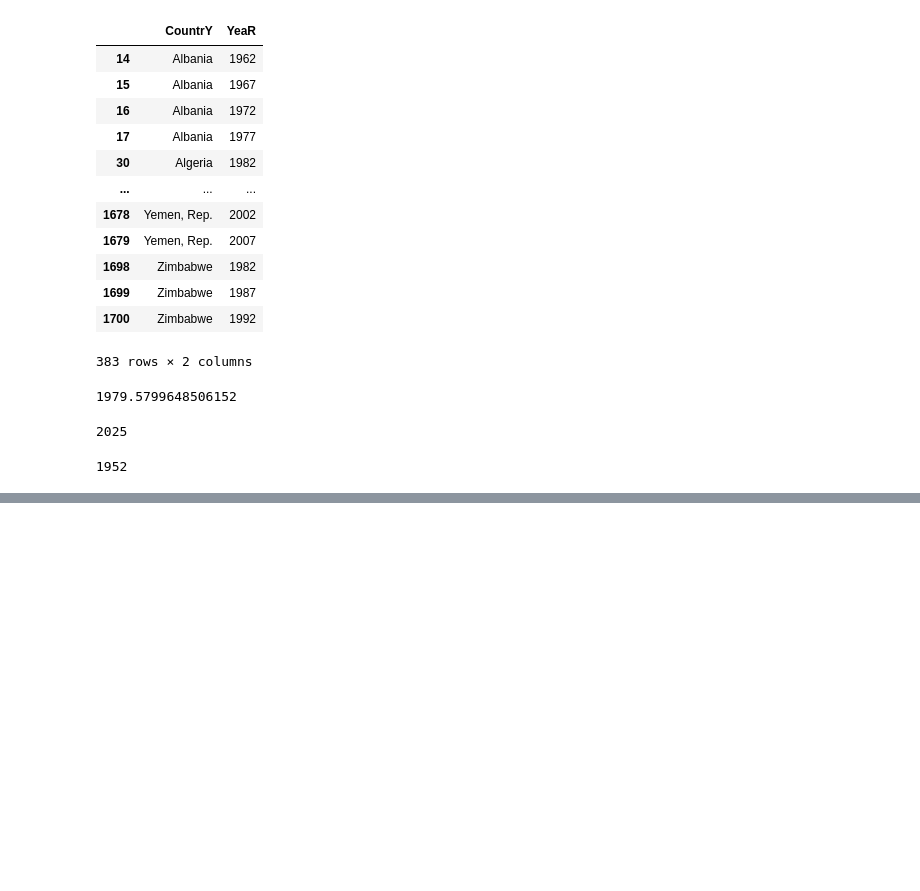
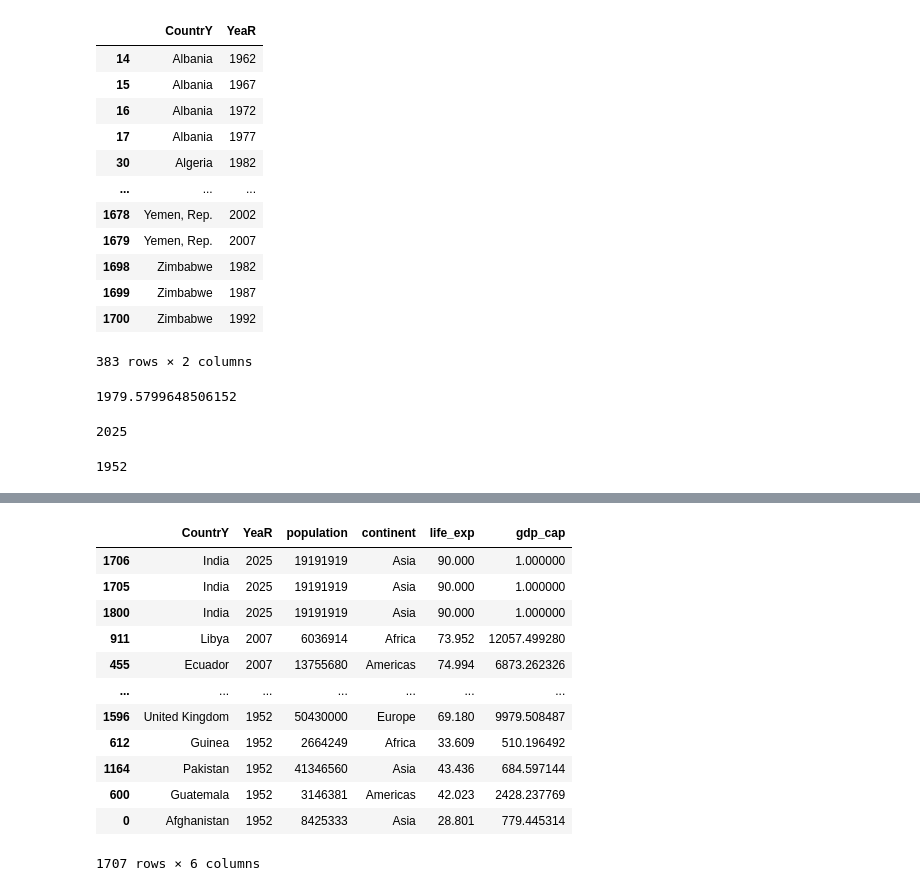
Before and after one commit to jeeet0700/Pandas, a Jupyter notebook: Pandas final cut.ipynb, the cells around one changed output, grey strips where cells are left out. Saved outputs shown, nothing was run; the diff lists cells and outputs as text; code cells hidden in the pictures; blank space fills up the shorter version.

```diff
--- a/Pandas final cut.ipynb
+++ b/Pandas final cut.ipynb
@@ -1211,0 +1223,16 @@ df["YeaR"].min()
+# %%
+df.sort_values(by=["YeaR"],ascending=False)
+# %% [output]
+|  | CountrY | YeaR | population | continent | life_exp | gdp_cap |
+| 1706 | India | 2025 | 19191919 | Asia | 90.000 | 1.000000 |
+| 1705 | India | 2025 | 19191919 | Asia | 90.000 | 1.000000 |
+| 1800 | India | 2025 | 19191919 | Asia | 90.000 | 1.000000 |
+| 911 | Libya | 2007 | 6036914 | Africa | 73.952 | 12057.499280 |
+| 455 | Ecuador | 2007 | 13755680 | Americas | 74.994 | 6873.262326 |
+| ... | ... | ... | ... | ... | ... | ... |
+| 1596 | United Kingdom | 1952 | 50430000 | Europe | 69.180 | 9979.508487 |
+| 612 | Guinea | 1952 | 2664249 | Africa | 33.609 | 510.196492 |
+| 1164 | Pakistan | 1952 | 41346560 | Asia | 43.436 | 684.597144 |
+| 600 | Guatemala | 1952 | 3146381 | Americas | 42.023 | 2428.237769 |
+| 0 | Afghanistan | 1952 | 8425333 | Asia | 28.801 | 779.445314 |
+1707 rows × 6 columns
```
Also changed, not shown: parts of 25 cells of this notebook.
